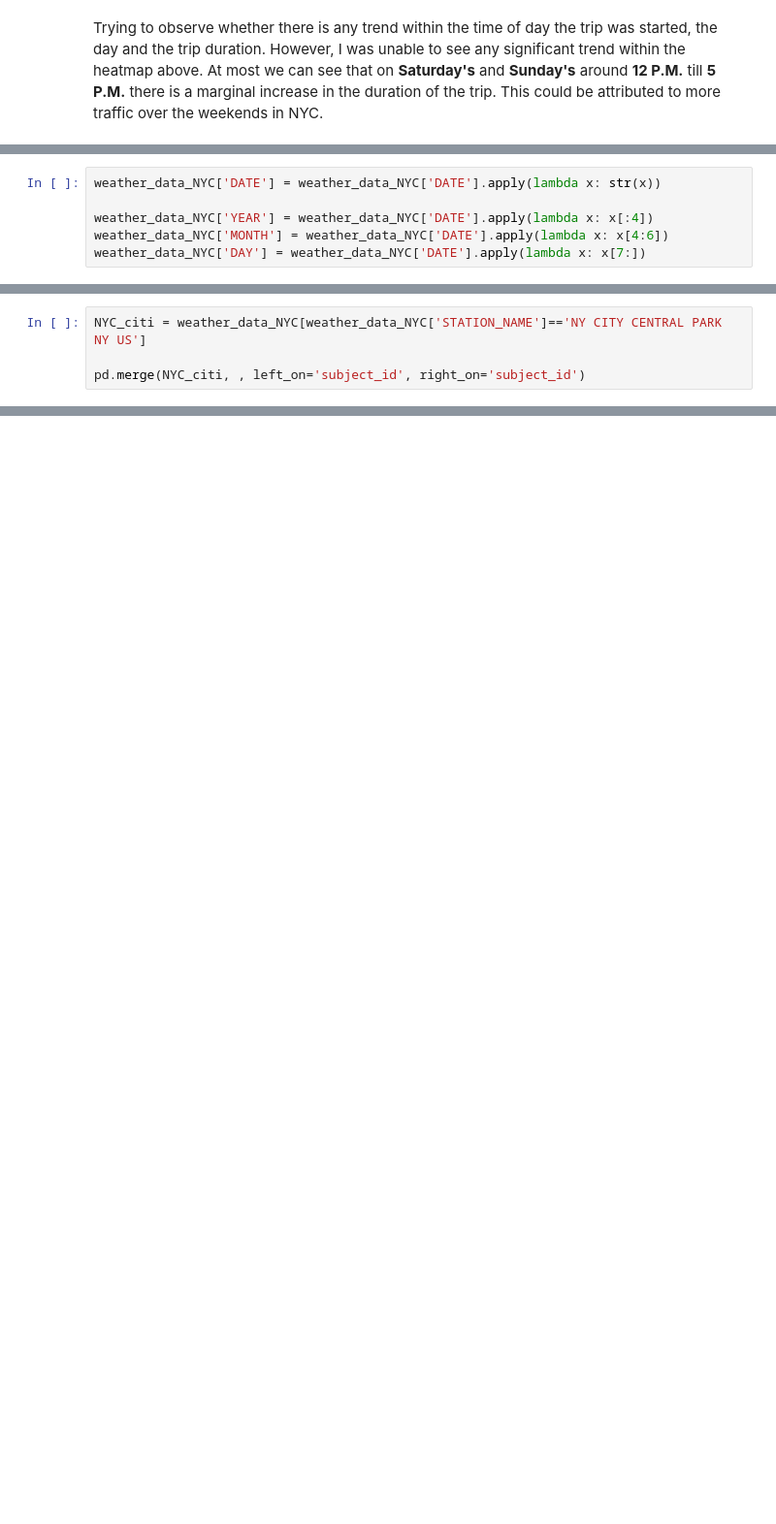
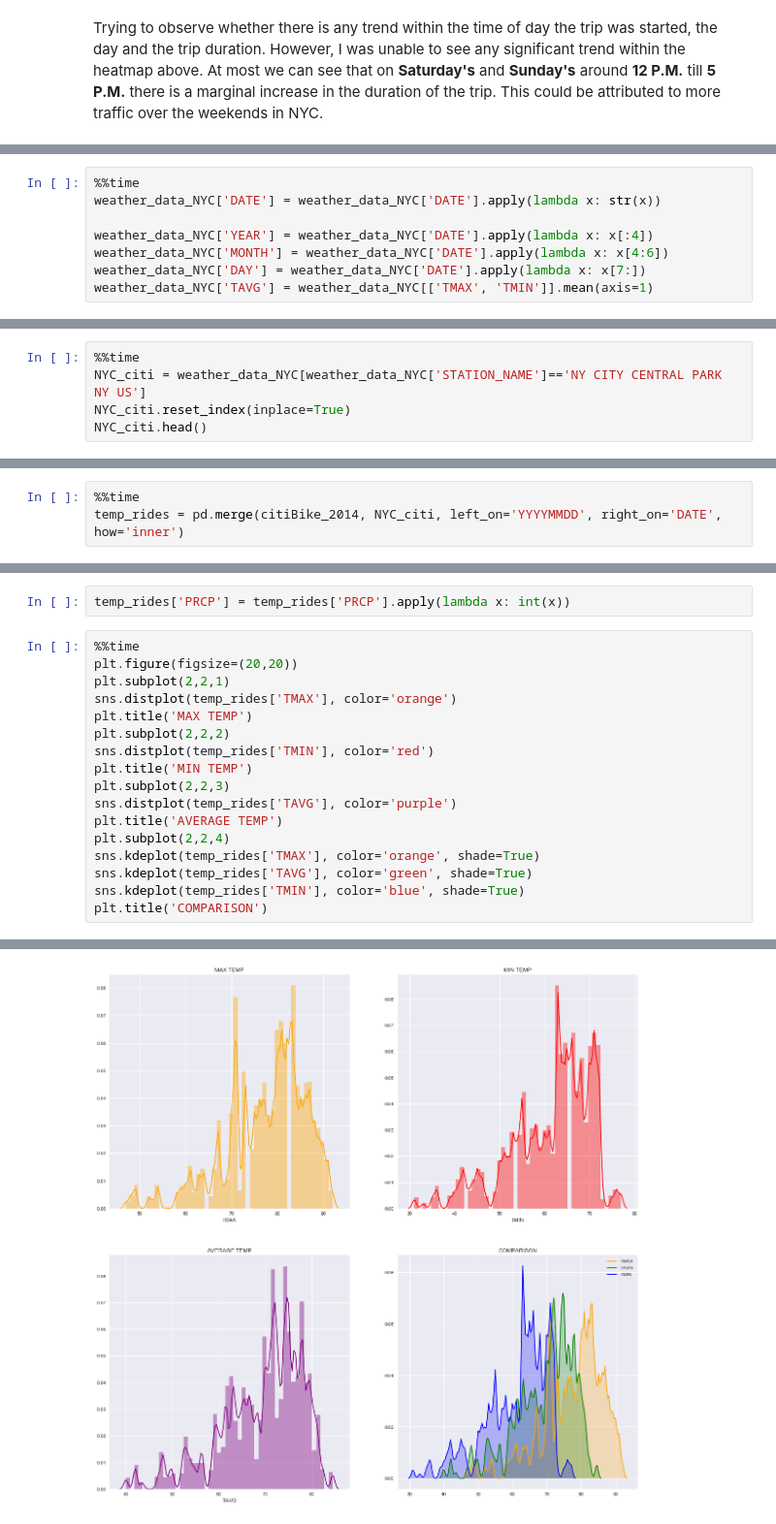
Before and after one commit to arjunsehgal93/citi-exploration, a Jupyter notebook: Citi-Exploration.ipynb, the cells around one changed output, grey strips where cells are left out. Shown at 97% size. Saved outputs shown, nothing was run; the diff lists cells and outputs as text; blank space fills up the shorter version.

```diff
--- a/Citi-Exploration.ipynb
+++ b/Citi-Exploration.ipynb
@@ -339,6 +349,8 @@ weather_data_NYC.head()
 # %%
+%%time
 weather_data_NYC['DATE'] = weather_data_NYC['DATE'].apply(lambda x: str(x))
 
 weather_data_NYC['YEAR'] = weather_data_NYC['DATE'].apply(lambda x: x[:4])
 weather_data_NYC['MONTH'] = weather_data_NYC['DATE'].apply(lambda x: x[4:6])
 weather_data_NYC['DAY'] = weather_data_NYC['DATE'].apply(lambda x: x[7:])
+weather_data_NYC['TAVG'] = weather_data_NYC[['TMAX', 'TMIN']].mean(axis=1)
@@ -345,5 +360,6 @@ weather_data_NYC['DAY'] = weather_data_NYC['DATE'].apply(lambda x: x[7:])
 # %%
+%%time
 NYC_citi = weather_data_NYC[weather_data_NYC['STATION_NAME']=='NY CITY CENTRAL PARK NY US']
-
-pd.merge(NYC_citi, , left_on='subject_id', right_on='subject_id')
+NYC_citi.reset_index(inplace=True)
+NYC_citi.head()
 # %% [output]
@@ -355,0 +387,3 @@ pd.merge(NYC_citi, , left_on='subject_id', right_on='subject_id')
+# %%
+%%time
+temp_rides = pd.merge(citiBike_2014, NYC_citi, left_on='YYYYMMDD', right_on='DATE', how='inner')
@@ -355,0 +400,20 @@ pd.merge(NYC_citi, , left_on='subject_id', right_on='subject_id')
+# %%
+temp_rides['PRCP'] = temp_rides['PRCP'].apply(lambda x: int(x))
+# %%
+%%time
+plt.figure(figsize=(20,20))
+plt.subplot(2,2,1)
+sns.distplot(temp_rides['TMAX'], color='orange')
+plt.title('MAX TEMP')
+plt.subplot(2,2,2)
+sns.distplot(temp_rides['TMIN'], color='red')
+plt.title('MIN TEMP')
+plt.subplot(2,2,3)
+sns.distplot(temp_rides['TAVG'], color='purple')
+plt.title('AVERAGE TEMP')
+plt.subplot(2,2,4)
+sns.kdeplot(temp_rides['TMAX'], color='orange', shade=True)
+sns.kdeplot(temp_rides['TAVG'], color='green', shade=True)
+sns.kdeplot(temp_rides['TMIN'], color='blue', shade=True)
+plt.title('COMPARISON')
+# %% [output]
@@ -355,0 +422 @@ pd.merge(NYC_citi, , left_on='subject_id', right_on='subject_id')
+[figure, added]
```
Also changed, not shown: parts of 35 cells of this notebook.
